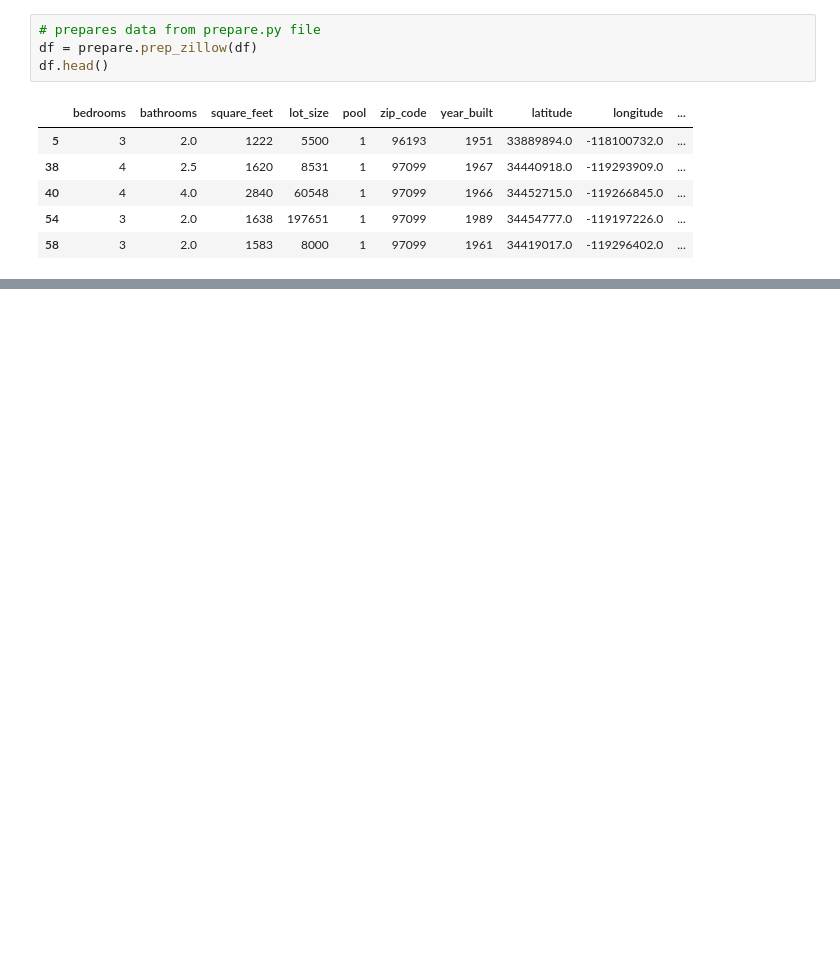
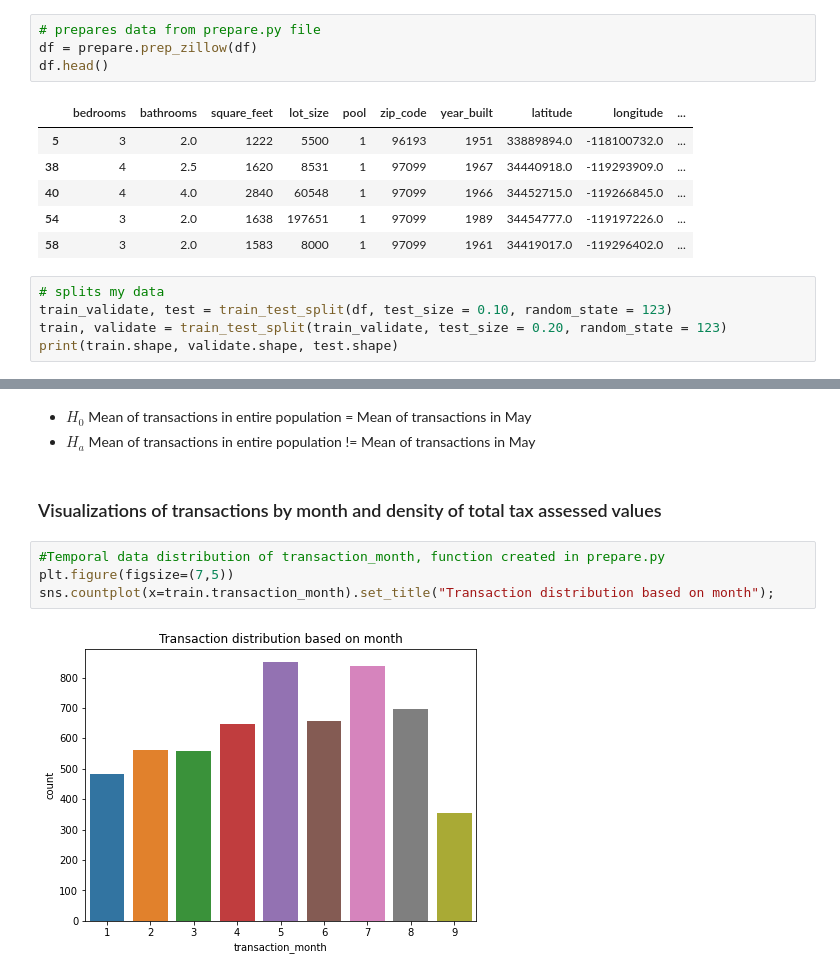
Before and after one commit to raycerna/zillow-regression-project, a Jupyter notebook: final_report.ipynb, the cells around one changed output, grey strips where cells are left out. Drawn from its saved outputs; the diff is of its cells as text; blank space fills up the shorter version.

```diff
--- a/final_report.ipynb
+++ b/final_report.ipynb
@@ -49,3 +54,8 @@ df.head()
 | 40 | 4 | 4.0 | 2840 | 60548 | 1 | 97099 | 1966 | 34452715.0 | -119266845.0 | ... |
 | 54 | 3 | 2.0 | 1638 | 197651 | 1 | 97099 | 1989 | 34454777.0 | -119197226.0 | ... |
 | 58 | 3 | 2.0 | 1583 | 8000 | 1 | 97099 | 1961 | 34419017.0 | -119296402.0 | ... |
+# %%
+# splits my data
+train_validate, test = train_test_split(df, test_size = 0.10, random_state = 123)
+train, validate = train_test_split(train_validate, test_size = 0.20, random_state = 123)
+print(train.shape, validate.shape, test.shape)
@@ -57,0 +85,11 @@ NameError: name 'train' is not defined
+# %% [markdown]
+- $H_0$  Mean of transactions in entire population = Mean of transactions in May
+- $H_a$  Mean of transactions in entire population != Mean of transactions in May
+# %% [markdown]
+### Visualizations of transactions by month and density of total tax assessed values
+# %%
+#Temporal data distribution of transaction_month, function created in prepare.py
+plt.figure(figsize=(7,5))
+sns.countplot(x=train.transaction_month).set_title("Transaction distribution based on month");
+# %% [output]
+[figure, added]
```
Also changed, not shown: parts of 62 cells of this notebook.
